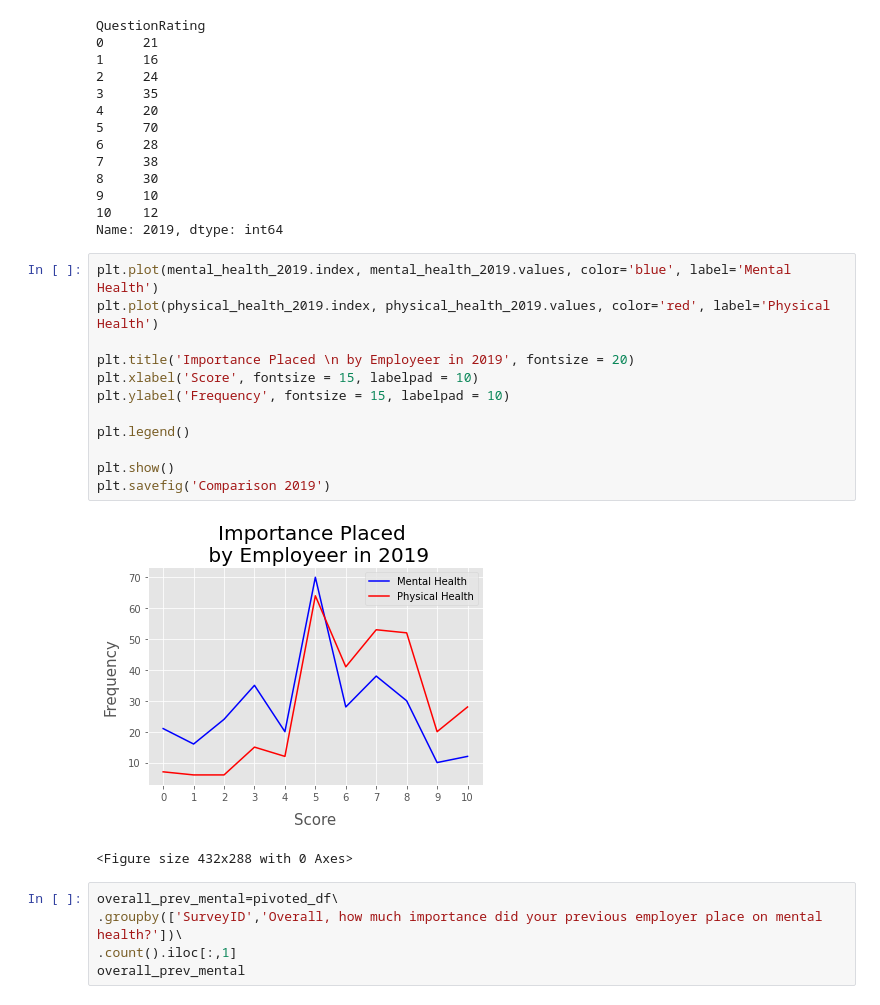
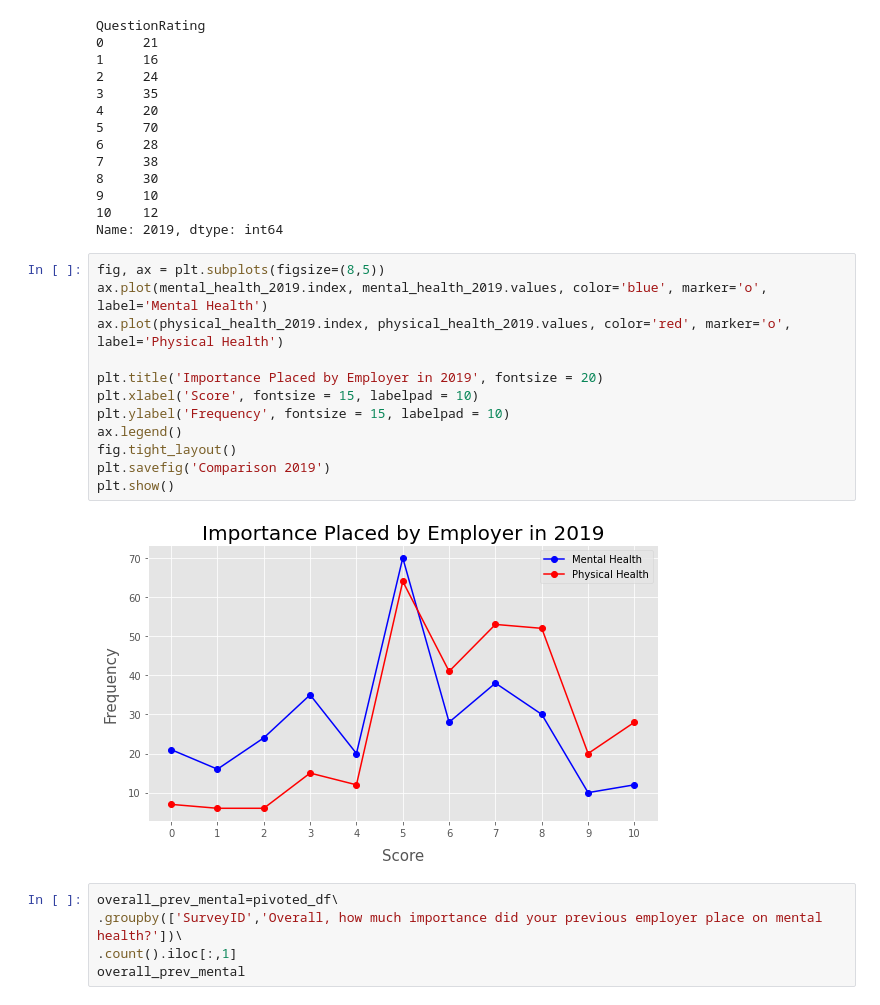
Before and after one commit to laurmarshall/Burnout-In-Tech, a Jupyter notebook: eda.ipynb, the cells around one changed output. Saved outputs shown, nothing was run; the diff lists cells and outputs as text.

```diff
--- a/eda.ipynb
+++ b/eda.ipynb
@@ -431,20 +475,19 @@ QuestionRating
 10    12
 Name: 2019, dtype: int64
 # %%
-plt.plot(mental_health_2019.index, mental_health_2019.values, color='blue', label='Mental Health')
-plt.plot(physical_health_2019.index, physical_health_2019.values, color='red', label='Physical Health')
+fig, ax = plt.subplots(figsize=(8,5))
+ax.plot(mental_health_2019.index, mental_health_2019.values, color='blue', marker='o', label='Mental Health')
+ax.plot(physical_health_2019.index, physical_health_2019.values, color='red', marker='o', label='Physical Health')
 
-plt.title('Importance Placed \n by Employeer in 2019', fontsize = 20)
+plt.title('Importance Placed by Employer in 2019', fontsize = 20)
 plt.xlabel('Score', fontsize = 15, labelpad = 10)
 plt.ylabel('Frequency', fontsize = 15, labelpad = 10)
-
-plt.legend()
-
+ax.legend()
+fig.tight_layout()
+plt.savefig('Comparison 2019')
 plt.show()
-plt.savefig('Comparison 2019')
 # %% [output]
-[figure, old version]
+[figure, new version]
-<Figure size 432x288 with 0 Axes>
 # %%
 overall_prev_mental=pivoted_df\
 .groupby(['SurveyID','Overall, how much importance did your previous employer place on mental health?'])\
```
Also changed, not shown: parts of 17 cells of this notebook, 2 other files.
